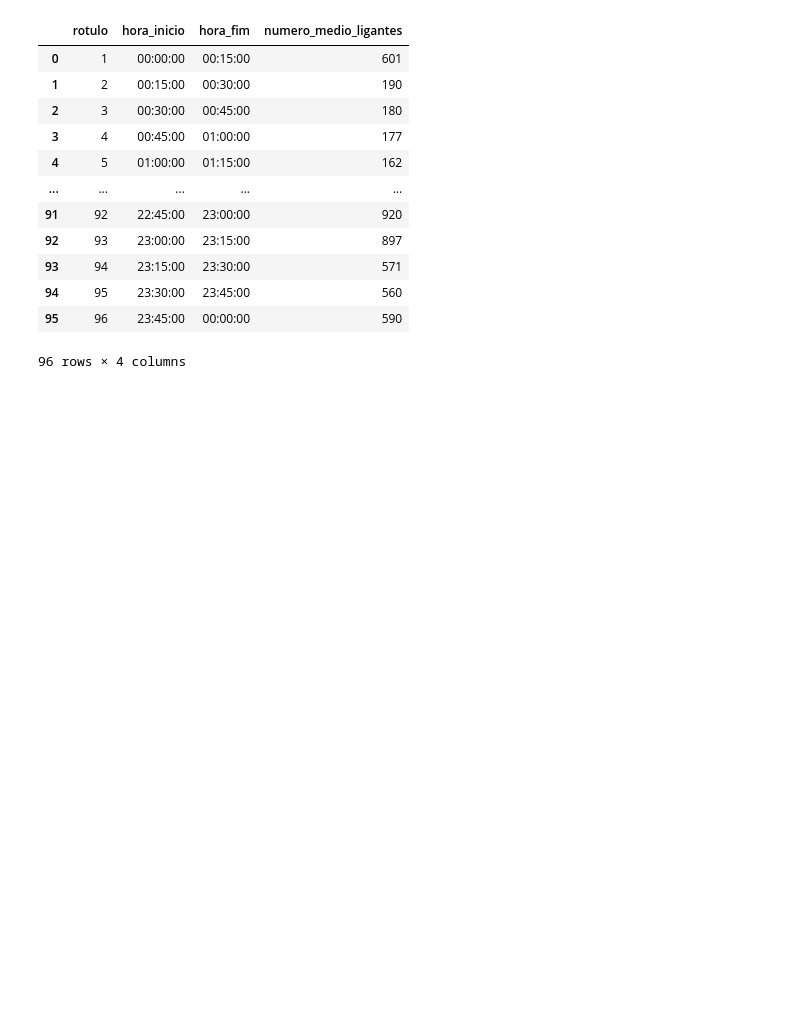
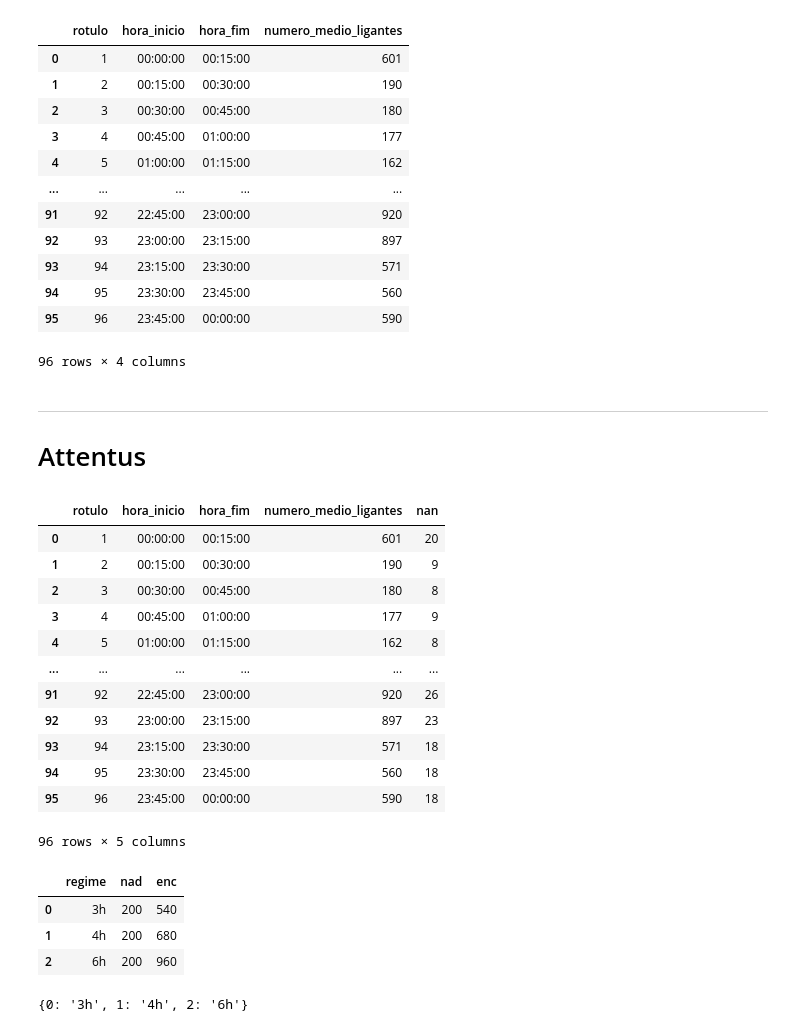
Before and after one commit to jasenovski/attentus, a Jupyter notebook: nan_attentus_aula.ipynb, the cells around one changed output. Saved outputs shown, nothing was run; the diff lists cells and outputs as text; code cells hidden in the pictures; blank space fills up the shorter version.

```diff
--- a/nan_attentus_aula.ipynb
+++ b/nan_attentus_aula.ipynb
@@ -474,3 +474,6 @@ df_tabela_ligantes
 | 94 | 95 | 23:30:00 | 23:45:00 | 560 |
 | 95 | 96 | 23:45:00 | 00:00:00 | 590 |
 96 rows × 4 columns
+# %% [markdown]
+---
+# Attentus
@@ -476,0 +482,28 @@ df_tabela_ligantes
+# %%
+df_nan = df_tabela_ligantes.copy()
+df_nan["nan"] = coluna_nan
+df_nan
+# %% [output]
+|  | rotulo | hora_inicio | hora_fim | numero_medio_ligantes | nan |
+| 0 | 1 | 00:00:00 | 00:15:00 | 601 | 20 |
+| 1 | 2 | 00:15:00 | 00:30:00 | 190 | 9 |
+| 2 | 3 | 00:30:00 | 00:45:00 | 180 | 8 |
+| 3 | 4 | 00:45:00 | 01:00:00 | 177 | 9 |
+| 4 | 5 | 01:00:00 | 01:15:00 | 162 | 8 |
+| ... | ... | ... | ... | ... | ... |
+| 91 | 92 | 22:45:00 | 23:00:00 | 920 | 26 |
+| 92 | 93 | 23:00:00 | 23:15:00 | 897 | 23 |
+| 93 | 94 | 23:15:00 | 23:30:00 | 571 | 18 |
+| 94 | 95 | 23:30:00 | 23:45:00 | 560 | 18 |
+| 95 | 96 | 23:45:00 | 00:00:00 | 590 | 18 |
+96 rows × 5 columns
+# %%
+df_nad = pd.read_excel(
+    os.path.join("data", "nad.xlsx")
+)
+df_nad
+# %% [output]
+|  | regime | nad | enc |
+| 0 | 3h | 200 | 540 |
+| 1 | 4h | 200 | 680 |
+| 2 | 6h | 200 | 960 |
@@ -476,0 +512,6 @@ df_tabela_ligantes
+# %%
+regimes = \
+    df_nad["regime"].to_dict()
+regimes
+# %% [output]
+{0: '3h', 1: '4h', 2: '6h'}
```
Also changed, not shown: parts of 8 cells of this notebook.
